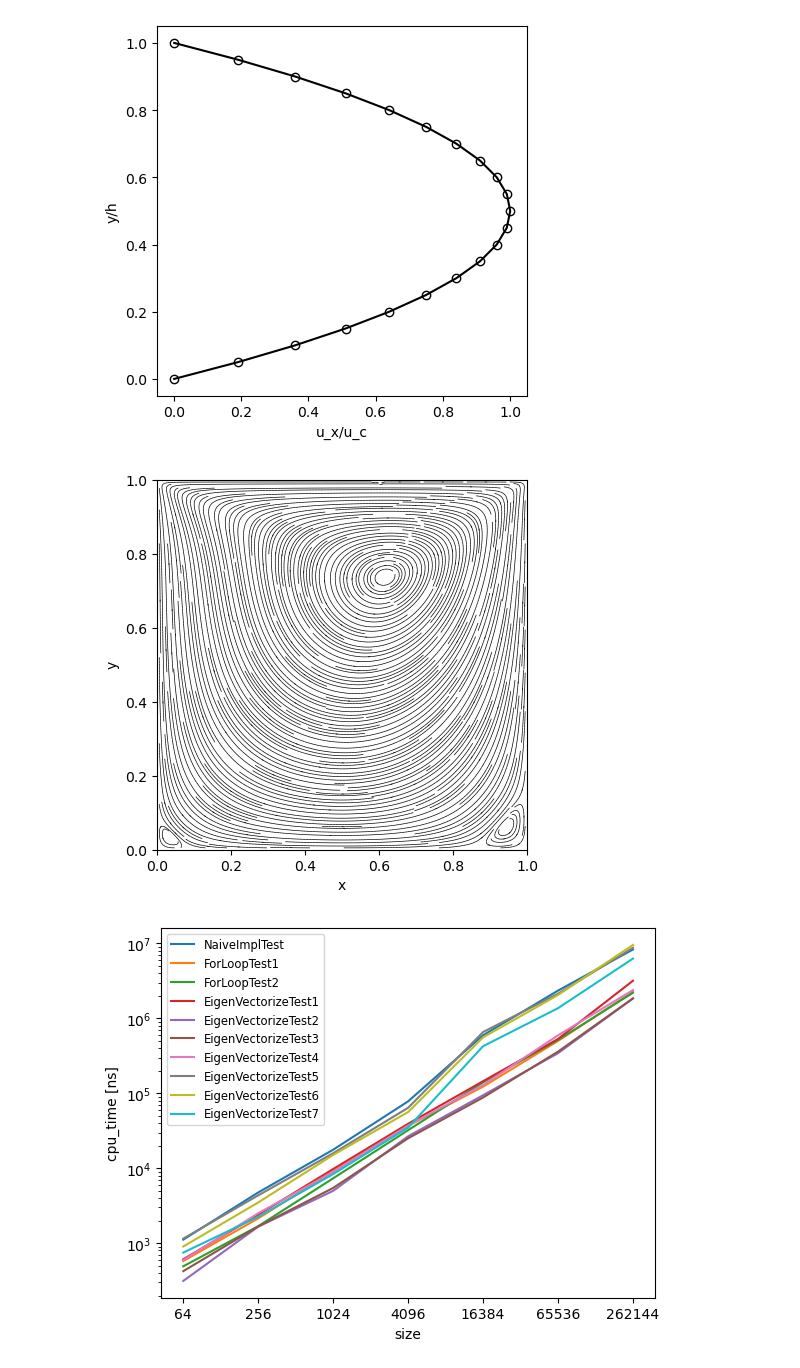
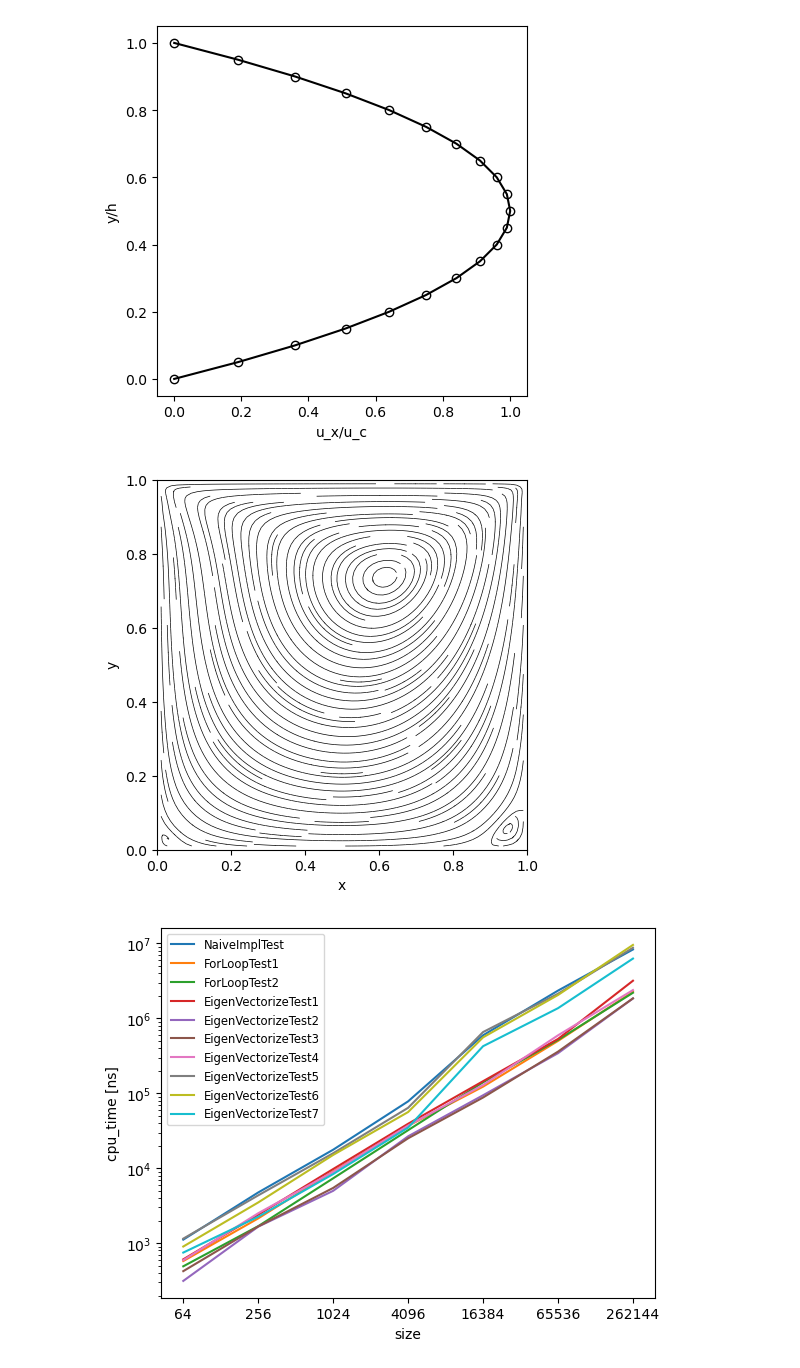
Before and after one commit to shohirose/lbm-simulator, a Jupyter notebook: plot.ipynb, the cells around one changed output. Cells and saved outputs as stored; diff of their text form; code cells hidden in the pictures.

Commit message:
update figures

```diff
--- a/plot.ipynb
+++ b/plot.ipynb
@@ -37,29 +37,29 @@ nu = 0.02, uc = 2.500000e-02
 # %%
 j = None
 with open(Path('data/cavity.json'), mode='r') as f:
     j = json.load(f)
 
 nx = j["gridShape"][0]
 ny = j["gridShape"][1]
 lx = float(nx - 2)
 ly = float(ny - 2)
 
 dir = Path(j["outputDirectory"])
 ux = np.loadtxt(dir / Path("ux.txt"))
 uy = np.loadtxt(dir / Path("uy.txt"))
 x = np.loadtxt(dir / Path("x.txt")) / lx
 y = np.loadtxt(dir / Path("y.txt")) / ly
 
 fig = plt.figure()
 ax = fig.add_subplot(111)
-ax.streamplot(x, y, ux, uy, density=4, color="k", arrowstyle="-", linewidth=0.5)
+ax.streamplot(x, y, ux, uy, density=2, color="k", arrowstyle="-", linewidth=0.5)
 ax.set_xlabel("x")
 ax.set_ylabel("y")
 ax.set_xbound([0, 1])
 ax.set_ybound([0, 1])
 ax.set_aspect('equal')
 # %% [output]
-[figure, old version]
+[figure, new version]
 # %%
 from pathlib import Path
 import pandas as pd
```
